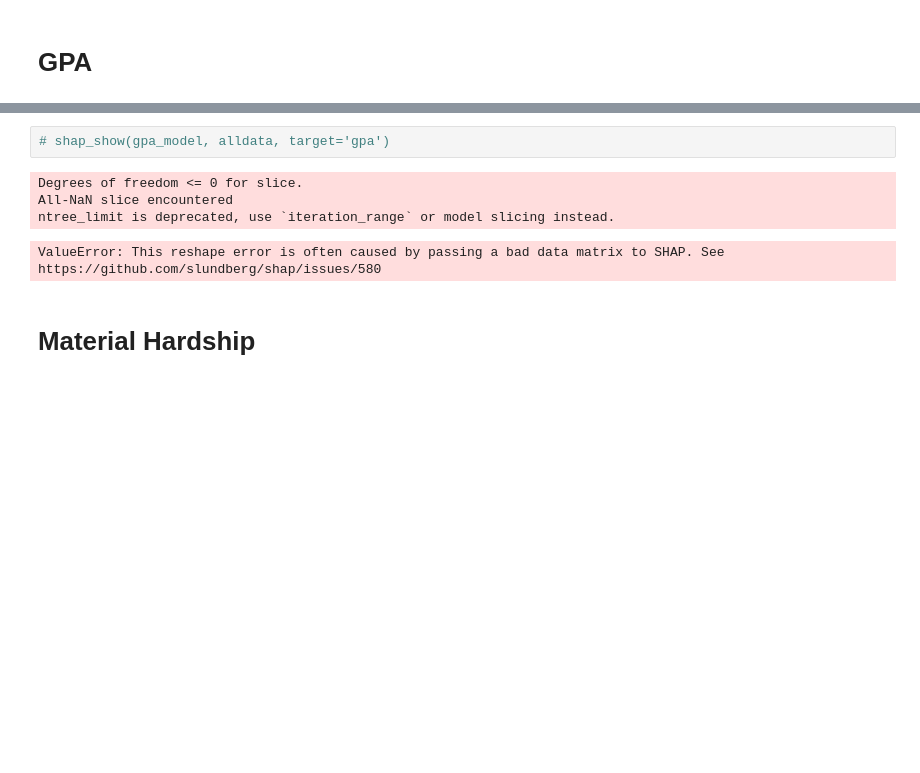
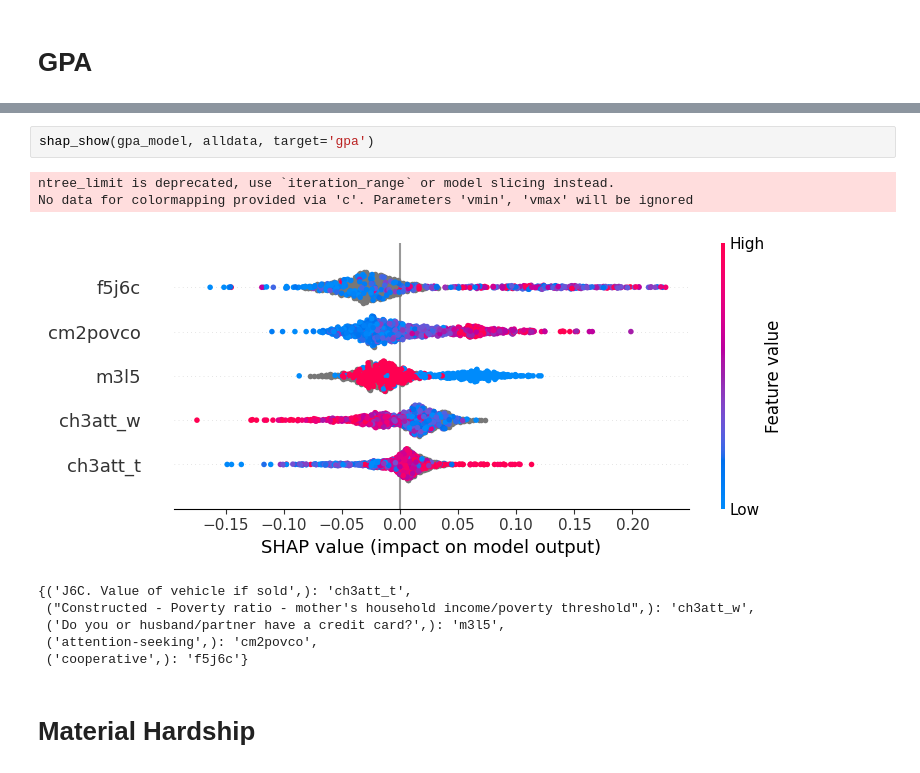
Before and after one commit to belisards/ff_applied_ml, a Jupyter notebook: scripts/model-bayes-xgboost-run2503.ipynb, the cells around one changed output, grey strips where cells are left out. Saved outputs shown, nothing was run; the diff lists cells and outputs as text; blank space fills up the shorter version.

```diff
--- a/scripts/model-bayes-xgboost-run2503.ipynb
+++ b/scripts/model-bayes-xgboost-run2503.ipynb
@@ -290,10 +215,14 @@ Test R2: 0.9319551648121693
 # %%
-# shap_show(gpa_model, alldata, target='gpa')
+shap_show(gpa_model, alldata, target='gpa')
 # %% [output]
-Degrees of freedom <= 0 for slice.
-All-NaN slice encountered
 ntree_limit is deprecated, use `iteration_range` or model slicing instead.
+No data for colormapping provided via 'c'. Parameters 'vmin', 'vmax' will be ignored
+[figure, added]
-ValueError: This reshape error is often caused by passing a bad data matrix to SHAP. See https://github.com/slundberg/shap/issues/580
+{('J6C. Value of vehicle if sold',): 'ch3att_t',
+ ("Constructed - Poverty ratio - mother's household income/poverty threshold",): 'ch3att_w',
+ ('Do you or husband/partner have a credit card?',): 'm3l5',
+ ('attention-seeking',): 'cm2povco',
+ ('cooperative',): 'f5j6c'}
 # %% [markdown]
 # Material Hardship
 # %%
```
Also changed, not shown: parts of 14 cells of this notebook, 4 other files.
